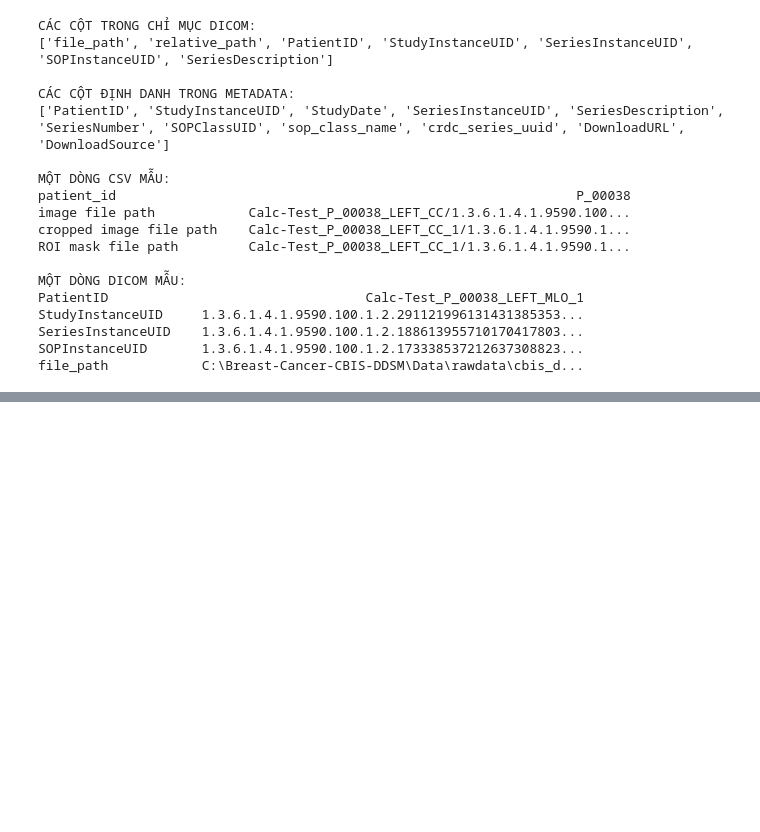
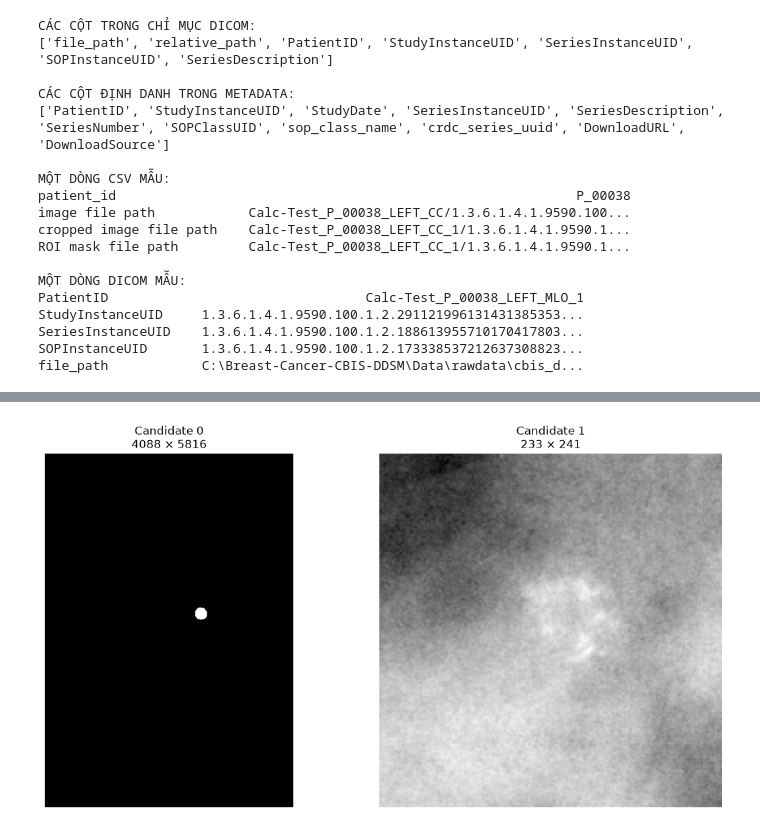
Before and after one commit to JinxX111/Breast_Cancer_CBIS-DDSM, a Jupyter notebook: notebooks/02_data_quality_and_linkage.ipynb, the cells around one changed output, grey strips where cells are left out. Drawn from its saved outputs; the diff is of its cells as text; code cells hidden in the pictures; blank space fills up the shorter version.

```diff
--- a/notebooks/02_data_quality_and_linkage.ipynb
+++ b/notebooks/02_data_quality_and_linkage.ipynb
@@ -1013,0 +1565,69 @@ Các bảng mô tả tổn thương có trường `pathology`, được dùng l
+# %%
+# Phân tích hai DICOM ứng viên đã chọn
+
+import numpy as np
+import pydicom
+import matplotlib.pyplot as plt
+from pathlib import Path
+
+# Lấy đúng hai dòng theo index đang được ghi nhận trong dicom_index.
+# Kiểm tra trước khi đọc để tránh chọn nhầm nếu index thay đổi.
+candidate_indices = [9974, 9975]
+
+if not all(i in dicom_index.index for i in candidate_indices):
+    raise KeyError(
+        "Không tìm thấy index 9974/9975 trong dicom_index. "
+        "Không tự chọn file khác; hãy kiểm tra lại hai dòng ứng viên."
+    )
+
+pair = dicom_index.loc[candidate_indices].copy()
+
+for idx, row in pair.iterrows():
+    print(f"\n--- Candidate index {idx} ---")
+    print("Relative path:", row["relative_path"])
+    print("File exists:", Path(row["file_path"]).is_file())
+
+if not all(Path(p).is_file() for p in pair["file_path"]):
+    raise FileNotFoundError("Có file ứng viên không tồn tại tại file_path đã ghi.")
+
+datasets = [
+    pydicom.dcmread(p, force=True)
+    for p in pair["file_path"]
+]
+
+arrays = [ds.pixel_array for ds in datasets]
+
+for i, (ds, arr) in enumerate(zip(datasets, arrays)):
+    print(f"\nCandidate {i}")
+    print("SeriesDescription:", getattr(ds, "SeriesDescription", "(blank)"))
+    print("Shape:", arr.shape)
+    print("Dtype:", arr.dtype)
+    print("Unique values:", np.unique(arr).size)
+    print("Min / max:", arr.min(), "/", arr.max())
+    print("Zero ratio:", round(float(np.mean(arr == 0)), 6))
+
+    # Bounding box của mọi pixel khác 0
+    ys, xs = np.where(arr != 0)
+    if len(xs):
+        print(
+            "Non-zero bbox (x_min, y_min, x_max, y_max):",
+            (int(xs.min()), int(ys.min()), int(xs.max()), int(ys.max()))
+        )
+        print("Non-zero pixel count:", len(xs))
+    else:
+        print("Không có pixel khác 0.")
+
+# Hiển thị từng ảnh riêng, không resize/overlay để tránh gây hiểu nhầm
+fig, axes = plt.subplots(1, 2, figsize=(12, 6))
+
+for i, (ax, arr) in enumerate(zip(axes, arrays)):
+    ax.imshow(arr, cmap="gray")
+    ax.set_title(
+        f"Candidate {i}\n"
+        f"{arr.shape[1]} × {arr.shape[0]}"
+    )
+    ax.axis("off")
+
+plt.tight_layout()
+plt.show()
+# %% [output]
@@ -1013,0 +1651 @@ Các bảng mô tả tổn thương có trường `pathology`, được dùng l
+[figure, added]
```
Also changed, not shown: parts of 107 cells of this notebook.
